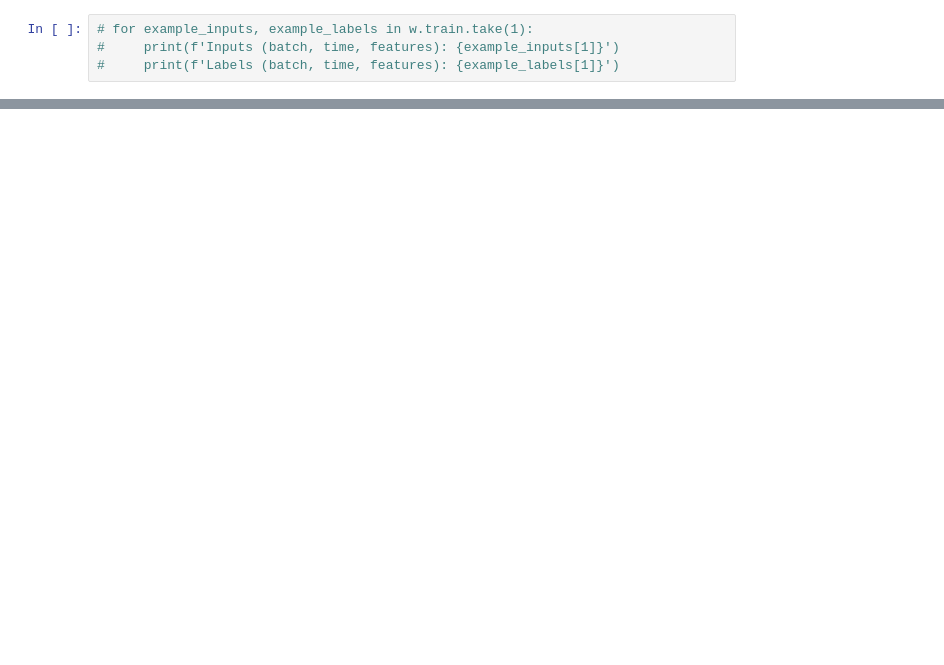
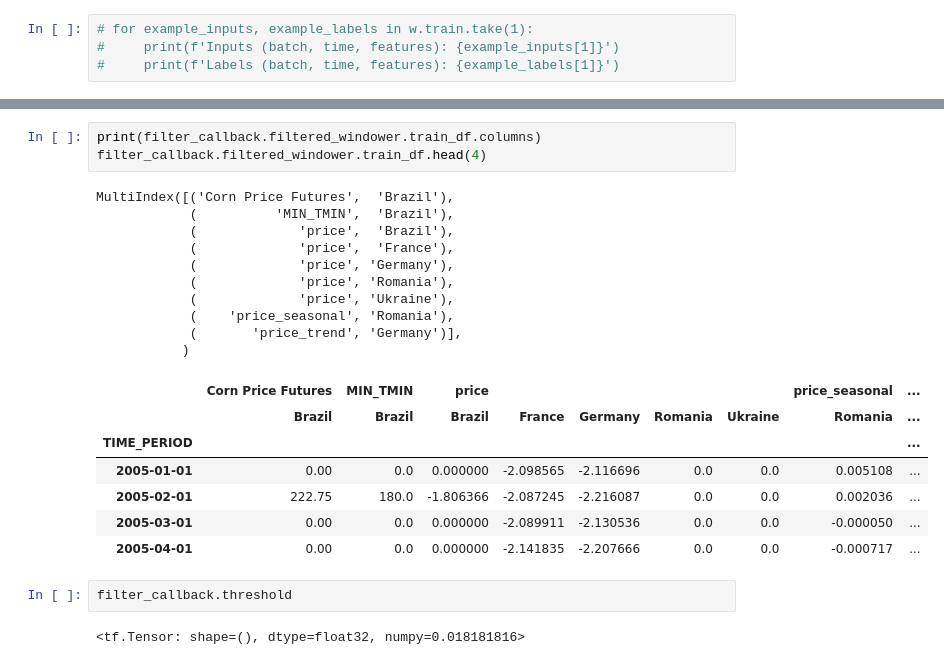
Before and after one commit to Gogonemnem/erasmus-university-rotterdam-assignments, a Jupyter notebook: code/notebooks/Gonem/model.ipynb, the cells around one changed output, grey strips where cells are left out. Saved outputs shown, nothing was run; the diff lists cells and outputs as text; blank space fills up the shorter version.

```diff
--- a/code/notebooks/Gonem/model.ipynb
+++ b/code/notebooks/Gonem/model.ipynb
@@ -263,0 +263,25 @@ Epoch 100/100
+# %%
+print(filter_callback.filtered_windower.train_df.columns)
+filter_callback.filtered_windower.train_df.head(4)
+# %% [output]
+MultiIndex([('Corn Price Futures',  'Brazil'),
+            (          'MIN_TMIN',  'Brazil'),
+            (             'price',  'Brazil'),
+            (             'price',  'France'),
+            (             'price', 'Germany'),
+            (             'price', 'Romania'),
+            (             'price', 'Ukraine'),
+            (    'price_seasonal', 'Romania'),
+            (       'price_trend', 'Germany')],
+           )
+|  | Corn Price Futures | MIN_TMIN | price |  |  |  |  | price_seasonal | ... |
+|  | Brazil | Brazil | Brazil | France | Germany | Romania | Ukraine | Romania | ... |
+| TIME_PERIOD |  |  |  |  |  |  |  |  | ... |
+| 2005-01-01 | 0.00 | 0.0 | 0.000000 | -2.098565 | -2.116696 | 0.0 | 0.0 | 0.005108 | ... |
+| 2005-02-01 | 222.75 | 180.0 | -1.806366 | -2.087245 | -2.216087 | 0.0 | 0.0 | 0.002036 | ... |
+| 2005-03-01 | 0.00 | 0.0 | 0.000000 | -2.089911 | -2.130536 | 0.0 | 0.0 | -0.000050 | ... |
+| 2005-04-01 | 0.00 | 0.0 | 0.000000 | -2.141835 | -2.207666 | 0.0 | 0.0 | -0.000717 | ... |
+# %%
+filter_callback.threshold
+# %% [output]
+<tf.Tensor: shape=(), dtype=float32, numpy=0.018181816>
```
Also changed, not shown: parts of 22 cells of this notebook, 3 other files.
